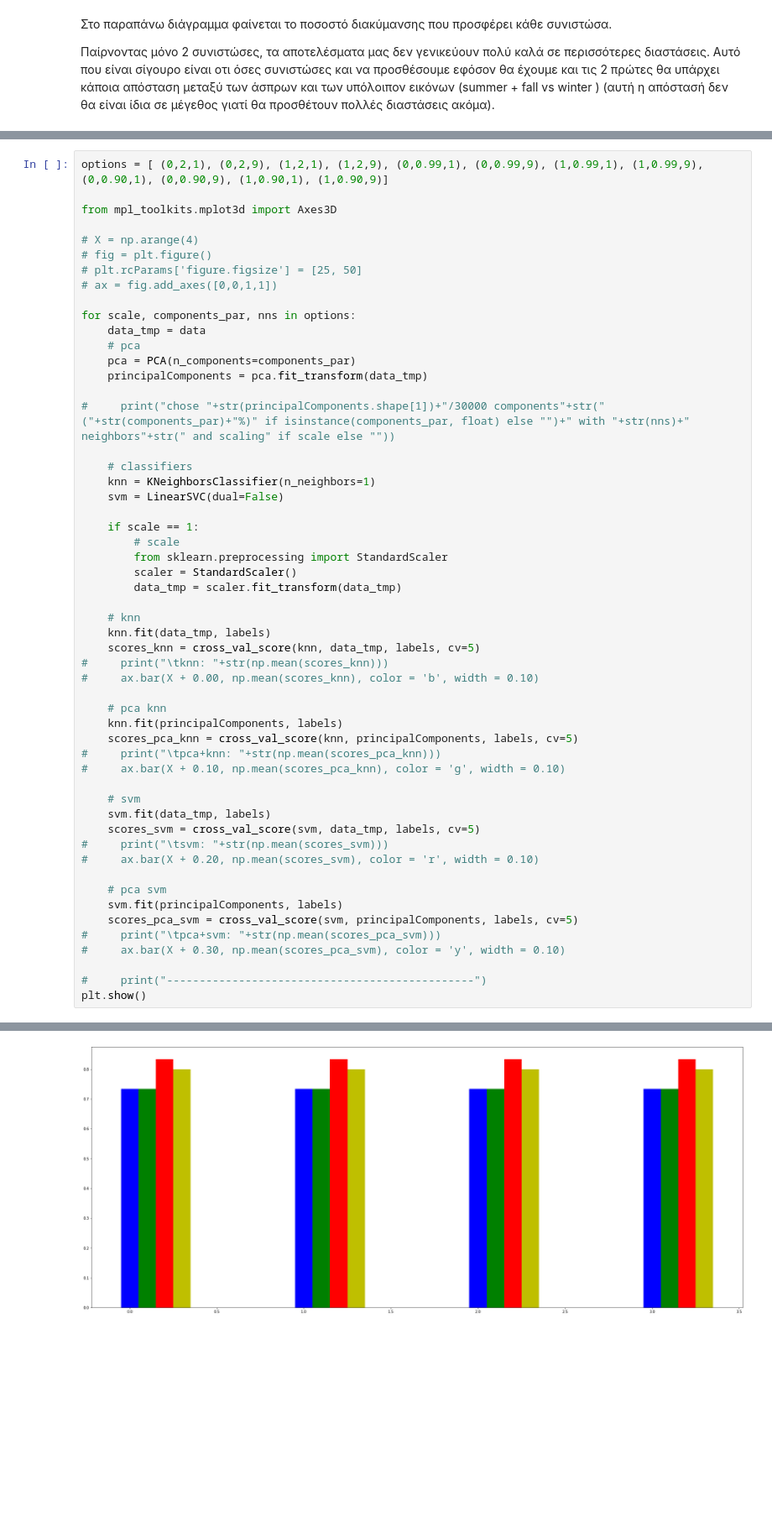
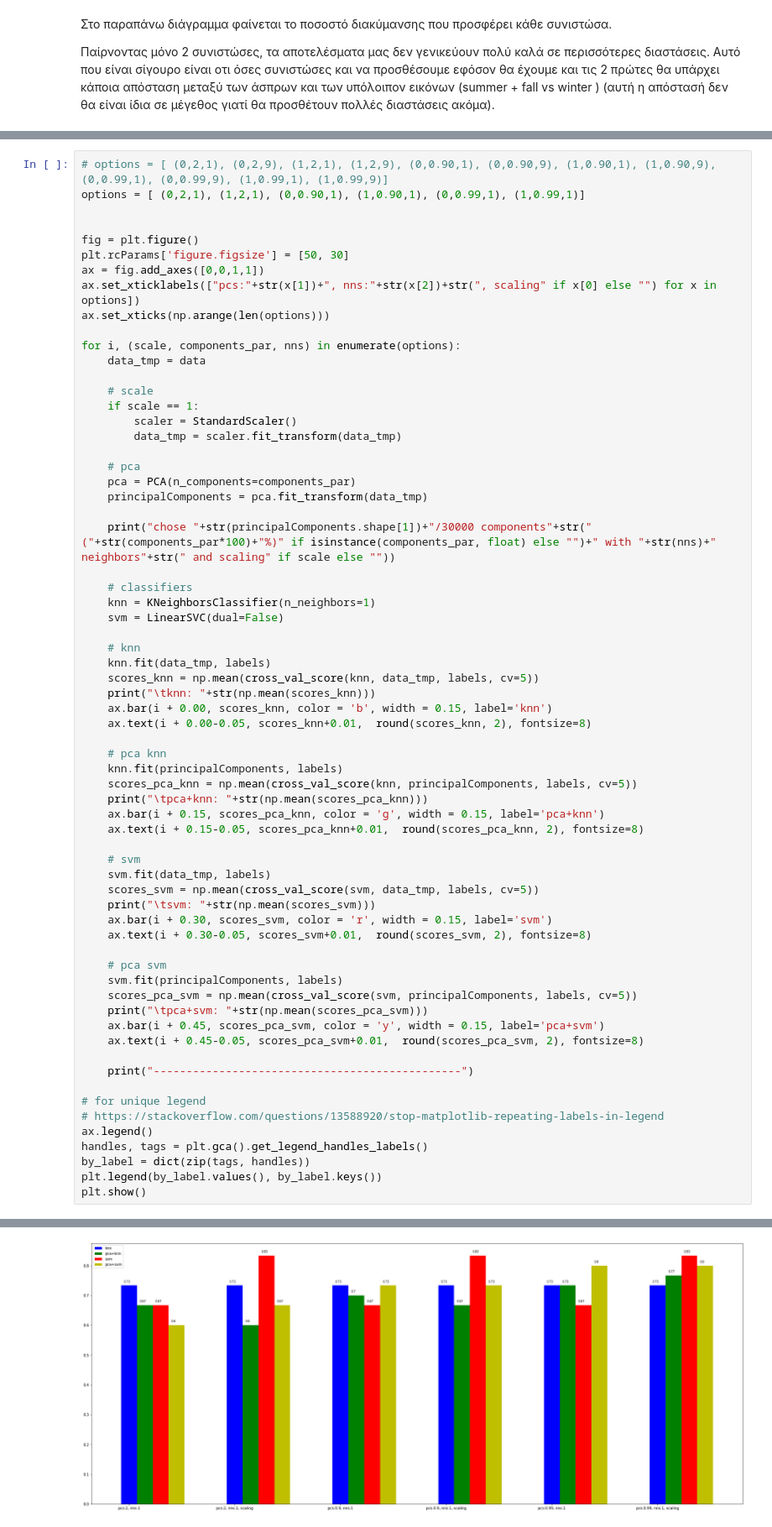
Before and after one commit to stratos1st/machine_learning_2020, a Jupyter notebook: Untitled.ipynb, the cells around one changed output, grey strips where cells are left out. Shown at 84% size. Saved outputs shown, nothing was run; the diff lists cells and outputs as text; blank space fills up the shorter version.

```diff
--- a/Untitled.ipynb
+++ b/Untitled.ipynb
@@ -115,55 +121,67 @@ plt.show()
 # %%
-options = [ (0,2,1), (0,2,9), (1,2,1), (1,2,9), (0,0.99,1), (0,0.99,9), (1,0.99,1), (1,0.99,9), (0,0.90,1), (0,0.90,9), (1,0.90,1), (1,0.90,9)]
+# options = [ (0,2,1), (0,2,9), (1,2,1), (1,2,9), (0,0.90,1), (0,0.90,9), (1,0.90,1), (1,0.90,9), (0,0.99,1), (0,0.99,9), (1,0.99,1), (1,0.99,9)]
+options = [ (0,2,1), (1,2,1), (0,0.90,1), (1,0.90,1), (0,0.99,1), (1,0.99,1)]
 
-from mpl_toolkits.mplot3d import Axes3D
 
-# X = np.arange(4)
-# fig = plt.figure()
-# plt.rcParams['figure.figsize'] = [25, 50]
-# ax = fig.add_axes([0,0,1,1])
+fig = plt.figure()
+plt.rcParams['figure.figsize'] = [50, 30]
+ax = fig.add_axes([0,0,1,1])
+ax.set_xticklabels(["pcs:"+str(x[1])+", nns:"+str(x[2])+str(", scaling" if x[0] else "") for x in options])
+ax.set_xticks(np.arange(len(options)))
 
-for scale, components_par, nns in options:
+for i, (scale, components_par, nns) in enumerate(options):
     data_tmp = data
+
+    # scale
+    if scale == 1:
+        scaler = StandardScaler()
+        data_tmp = scaler.fit_transform(data_tmp)
+
     # pca
     pca = PCA(n_components=components_par)
     principalComponents = pca.fit_transform(data_tmp)
 
-#     print("chose "+str(principalComponents.shape[1])+"/30000 components"+str(" ("+str(components_par)+"%)" if isinstance(components_par, float) else "")+" with "+str(nns)+" neighbors"+str(" and scaling" if scale else ""))
+    print("chose "+str(principalComponents.shape[1])+"/30000 components"+str(" ("+str(components_par*100)+"%)" if isinstance(components_par, float) else "")+" with "+str(nns)+" neighbors"+str(" and scaling" if scale else ""))
 
     # classifiers
     knn = KNeighborsClassifier(n_neighbors=1)
     svm = LinearSVC(dual=False)
 
-    if scale == 1:
-        # scale
-        from sklearn.preprocessing import StandardScaler
-        scaler = StandardScaler()
-        data_tmp = scaler.fit_transform(data_tmp)
-
     # knn
     knn.fit(data_tmp, labels)
-    scores_knn = cross_val_score(knn, data_tmp, labels, cv=5)
-#     print("\tknn: "+str(np.mean(scores_knn)))
-#     ax.bar(X + 0.00, np.mean(scores_knn), color = 'b', width = 0.10)
+    scores_knn = np.mean(cross_val_score(knn, data_tmp, labels, cv=5))
+    print("\tknn: "+str(np.mean(scores_knn)))
+    ax.bar(i + 0.00, scores_knn, color = 'b', width = 0.15, label='knn')
+    ax.text(i + 0.00-0.05, scores_knn+0.01,  round(scores_knn, 2), fontsize=8)
 
     # pca knn
     knn.fit(principalComponents, labels)
-    scores_pca_knn = cross_val_score(knn, principalComponents, labels, cv=5)
-#     print("\tpca+knn: "+str(np.mean(scores_pca_knn)))
-#     ax.bar(X + 0.10, np.mean(scores_pca_knn), color = 'g', width = 0.10)
+    scores_pca_knn = np.mean(cross_val_score(knn, principalComponents, labels, cv=5))
+    print("\tpca+knn: "+str(np.mean(scores_pca_knn)))
+    ax.bar(i + 0.15, scores_pca_knn, color = 'g', width = 0.15, label='pca+knn')
+    ax.text(i + 0.15-0.05, scores_pca_knn+0.01,  round(scores_pca_knn, 2), fontsize=8)
 
     # svm
     svm.fit(data_tmp, labels)
-    scores_svm = cross_val_score(svm, data_tmp, labels, cv=5)
-#     print("\tsvm: "+str(np.mean(scores_svm)))
-#     ax.bar(X + 0.20, np.mean(scores_svm), color = 'r', width = 0.10)
+    scores_svm = np.mean(cross_val_score(svm, data_tmp, labels, cv=5))
+    print("\tsvm: "+str(np.mean(scores_svm)))
+    ax.bar(i + 0.30, scores_svm, color = 'r', width = 0.15, label='svm')
+    ax.text(i + 0.30-0.05, scores_svm+0.01,  round(scores_svm, 2), fontsize=8)
 
     # pca svm
     svm.fit(principalComponents, labels)
-    scores_pca_svm = cross_val_score(svm, principalComponents, labels, cv=5)
-#     print("\tpca+svm: "+str(np.mean(scores_pca_svm)))
-#     ax.bar(X + 0.30, np.mean(scores_pca_svm), color = 'y', width = 0.10)
+    scores_pca_svm = np.mean(cross_val_score(svm, principalComponents, labels, cv=5))
+    print("\tpca+svm: "+str(np.mean(scores_pca_svm)))
+    ax.bar(i + 0.45, scores_pca_svm, color = 'y', width = 0.15, label='pca+svm')
+    ax.text(i + 0.45-0.05, scores_pca_svm+0.01,  round(scores_pca_svm, 2), fontsize=8)
 
-#     print("-----------------------------------------------")
+    print("-----------------------------------------------")
+
+# for unique legend
+# https://stackoverflow.com/questions/13588920/stop-matplotlib-repeating-labels-in-legend
+ax.legend()
+handles, tags = plt.gca().get_legend_handles_labels()
+by_label = dict(zip(tags, handles))
+plt.legend(by_label.values(), by_label.keys())
 plt.show()
 # %% [output]
@@ -170 +205 @@ plt.show()
-[figure, old version]
+[figure, new version]
```
Also changed, not shown: parts of 11 cells of this notebook.
